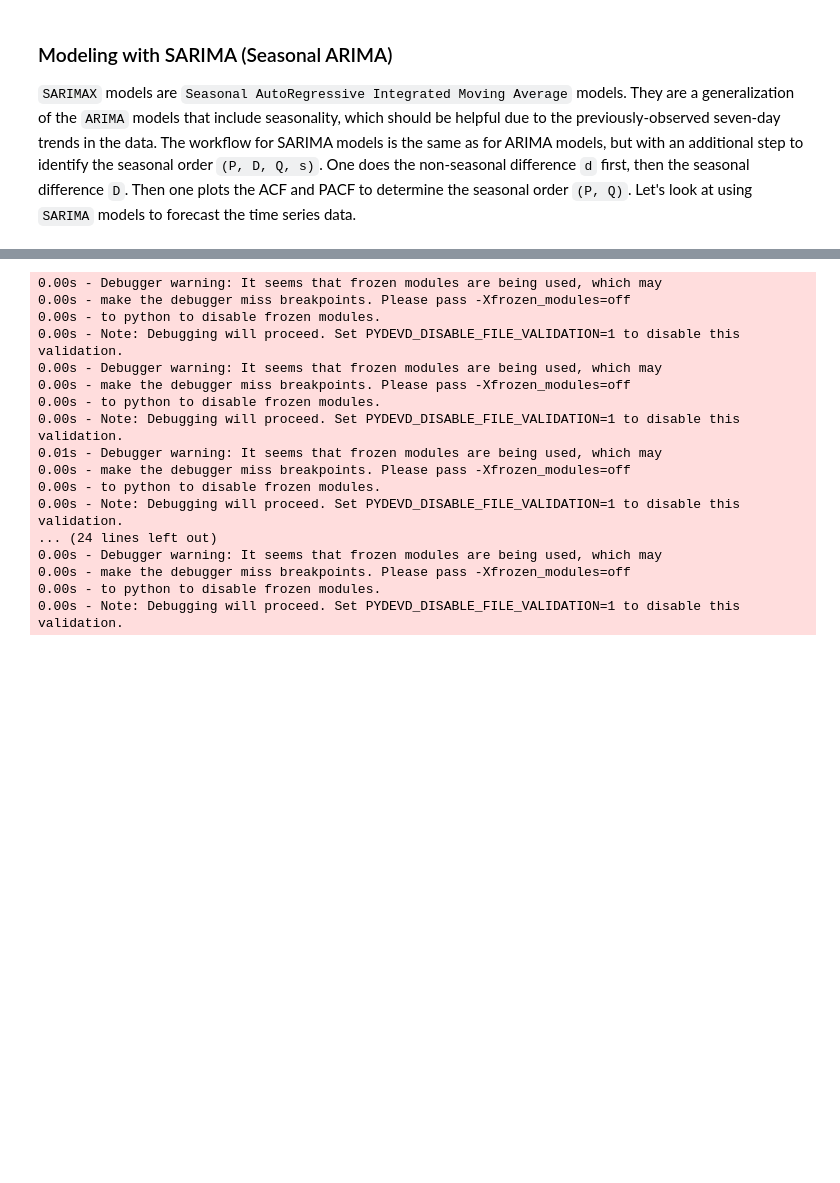
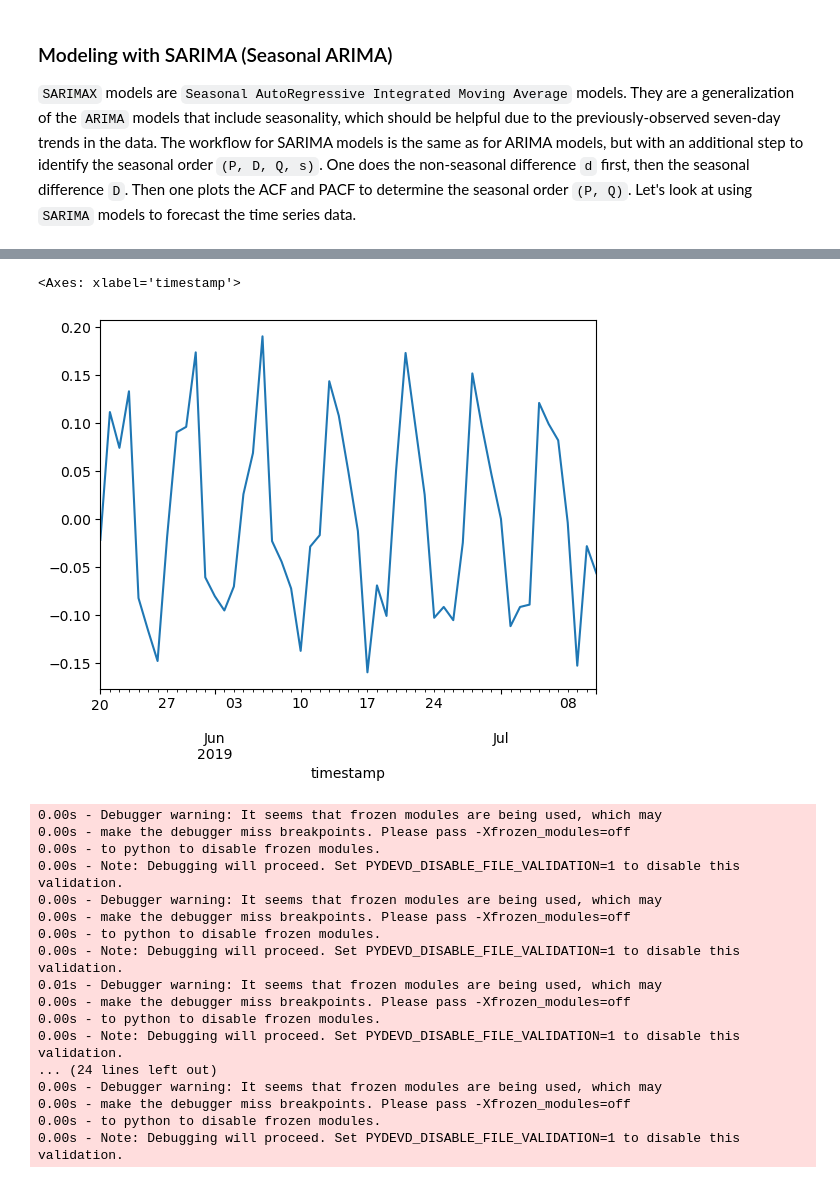
Before and after one commit to tacotuesday/time-series-stock-forecasting, a Jupyter notebook: 02-traditional-analysis/notebooks/traditional_analysis.ipynb, the cells around one changed output, grey strips where cells are left out. Drawn from its saved outputs; the diff is of its cells as text; code cells hidden in the pictures; blank space fills up the shorter version.

```diff
--- a/02-traditional-analysis/notebooks/traditional_analysis.ipynb
+++ b/02-traditional-analysis/notebooks/traditional_analysis.ipynb
@@ -636,3 +661,8 @@ plt.show()
+# %%
+t_stl.seasonal["2019-05-20":"2019-07-11"].plot()
+# %% [output]
+<Axes: xlabel='timestamp'>
+[figure, added]
 # %%
 from typing import Union
 from tqdm.notebook import tqdm
```
Also changed, not shown: parts of 7 cells of this notebook.
